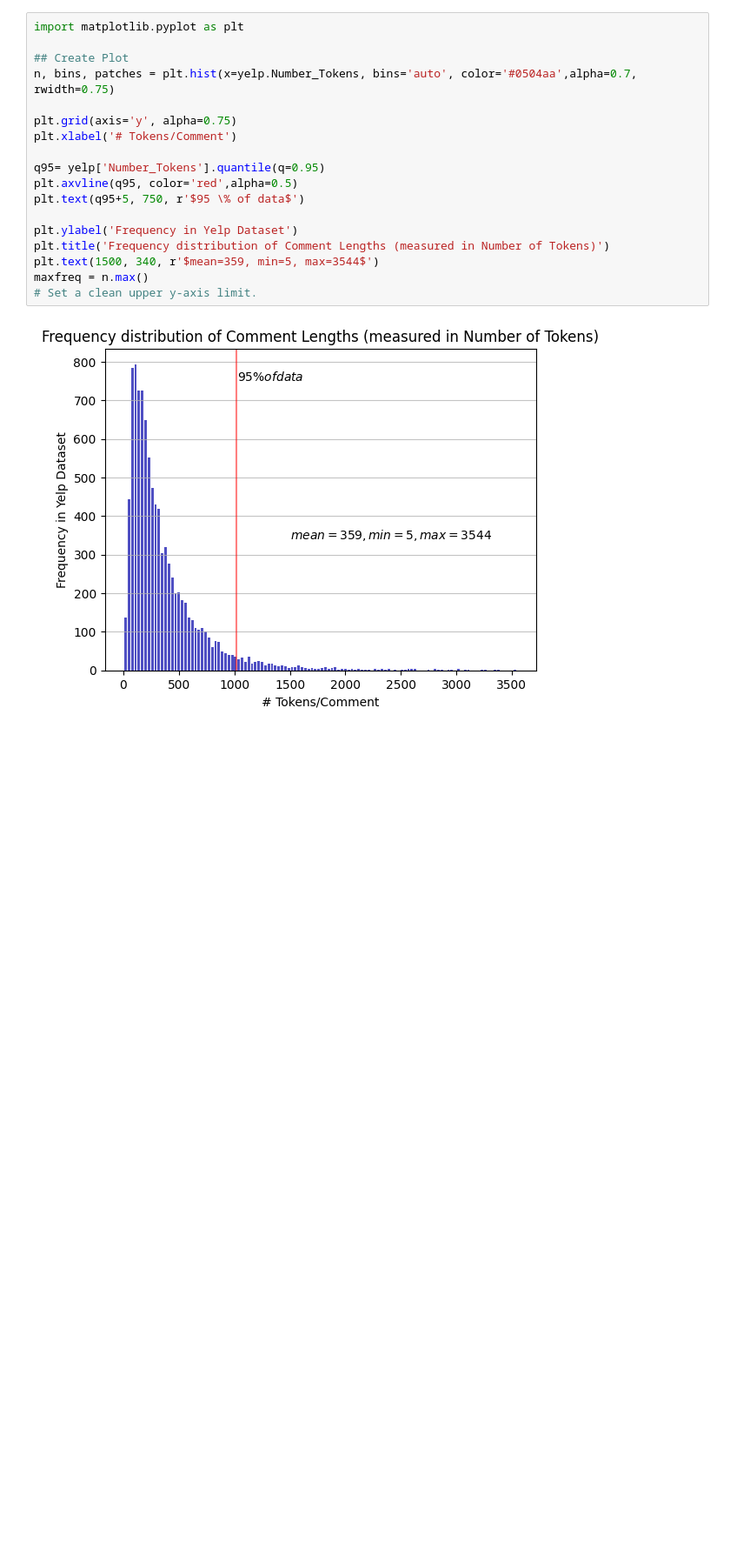
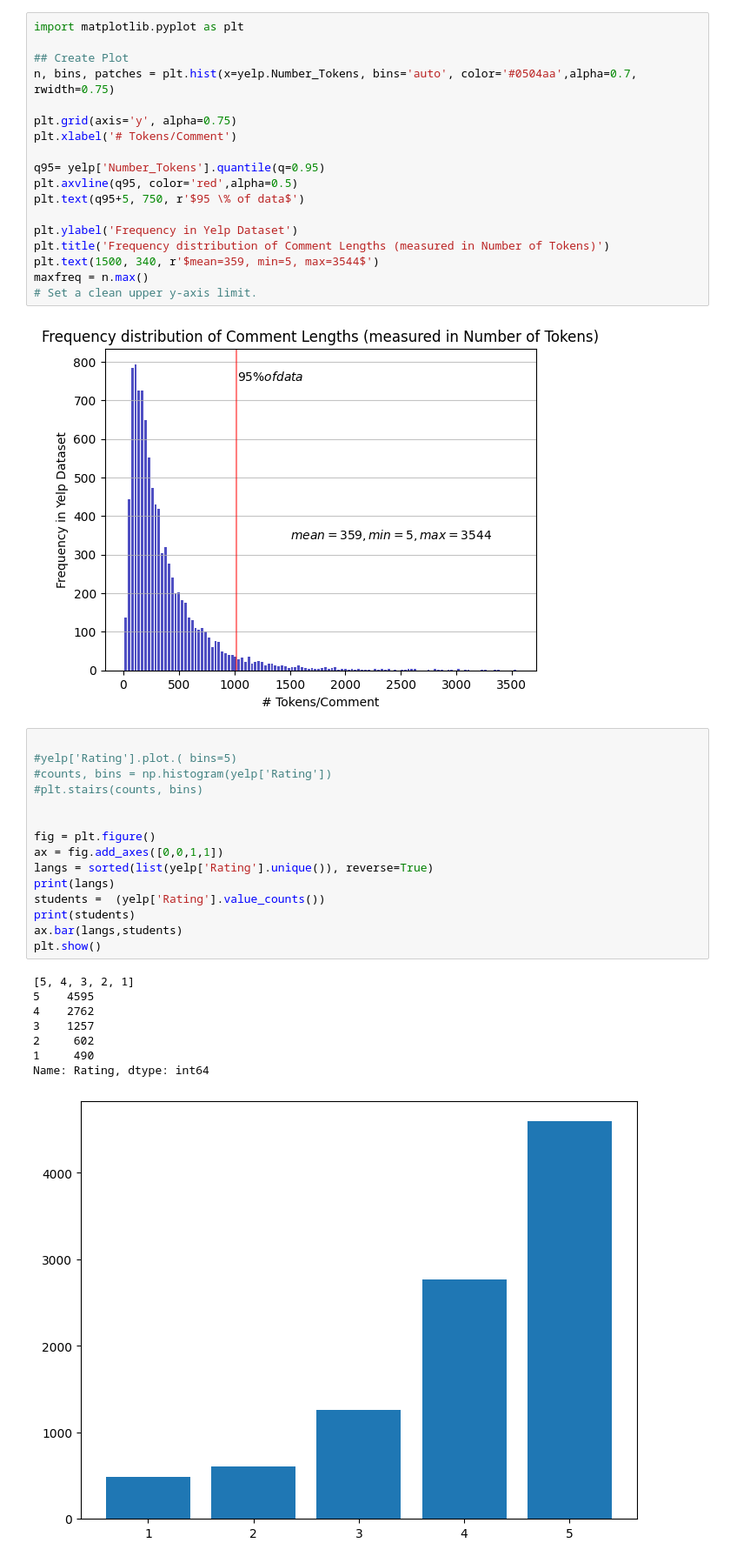
Before and after one commit to anagarlau/yelp-rating-predictor, a Jupyter notebook: 2_text_preprocessing/Data_Cleaning.ipynb, the cells around one changed output. Shown at 87% size. Saved outputs shown, nothing was run; the diff lists cells and outputs as text; blank space fills up the shorter version.

Commit message:
add pretified histogram

```diff
--- a/2_text_preprocessing/Data_Cleaning.ipynb
+++ b/2_text_preprocessing/Data_Cleaning.ipynb
@@ -293,3 +293,27 @@ maxfreq = n.max()
 # Set a clean upper y-axis limit.
 # %% [output]
 [figure]
+# %%
+
+#yelp['Rating'].plot.( bins=5)
+#counts, bins = np.histogram(yelp['Rating'])
+#plt.stairs(counts, bins)
+
+
+fig = plt.figure()
+ax = fig.add_axes([0,0,1,1])
+langs = sorted(list(yelp['Rating'].unique()), reverse=True)
+print(langs)
+students =  (yelp['Rating'].value_counts())
+print(students)
+ax.bar(langs,students)
+plt.show()
+# %% [output]
+[5, 4, 3, 2, 1]
+5    4595
+4    2762
+3    1257
+2     602
+1     490
+Name: Rating, dtype: int64
+[figure, added]
```
